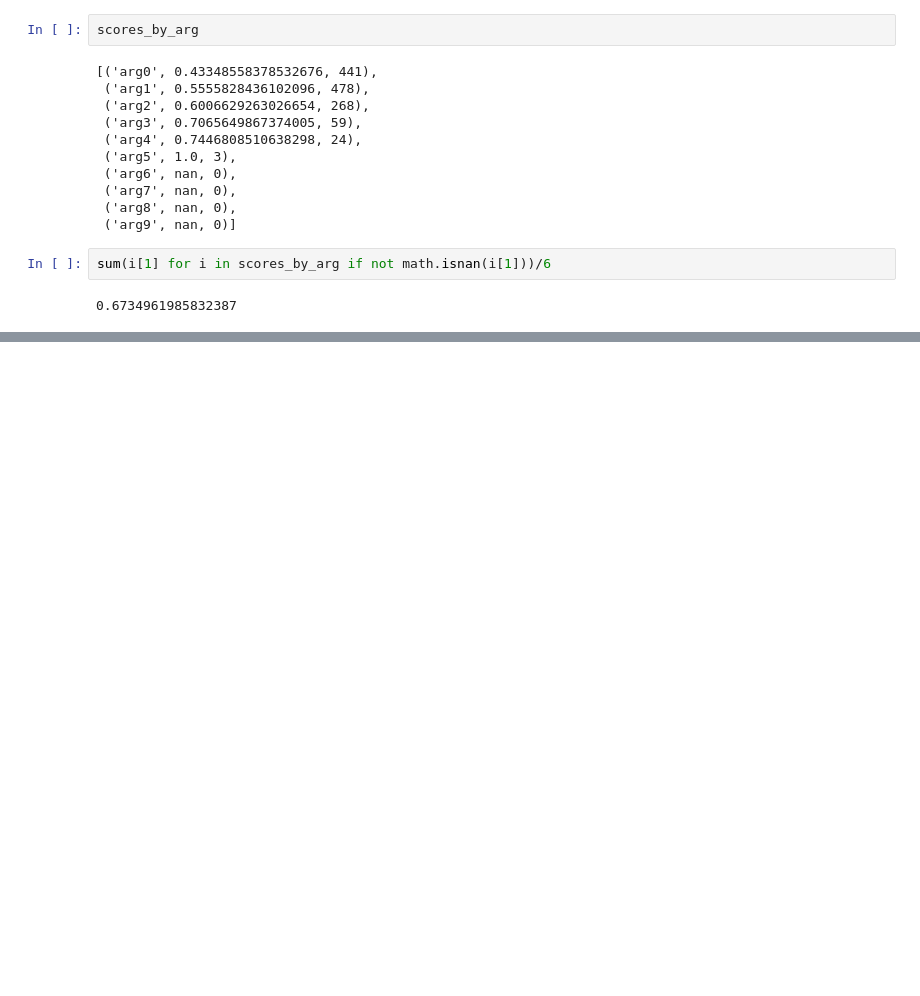
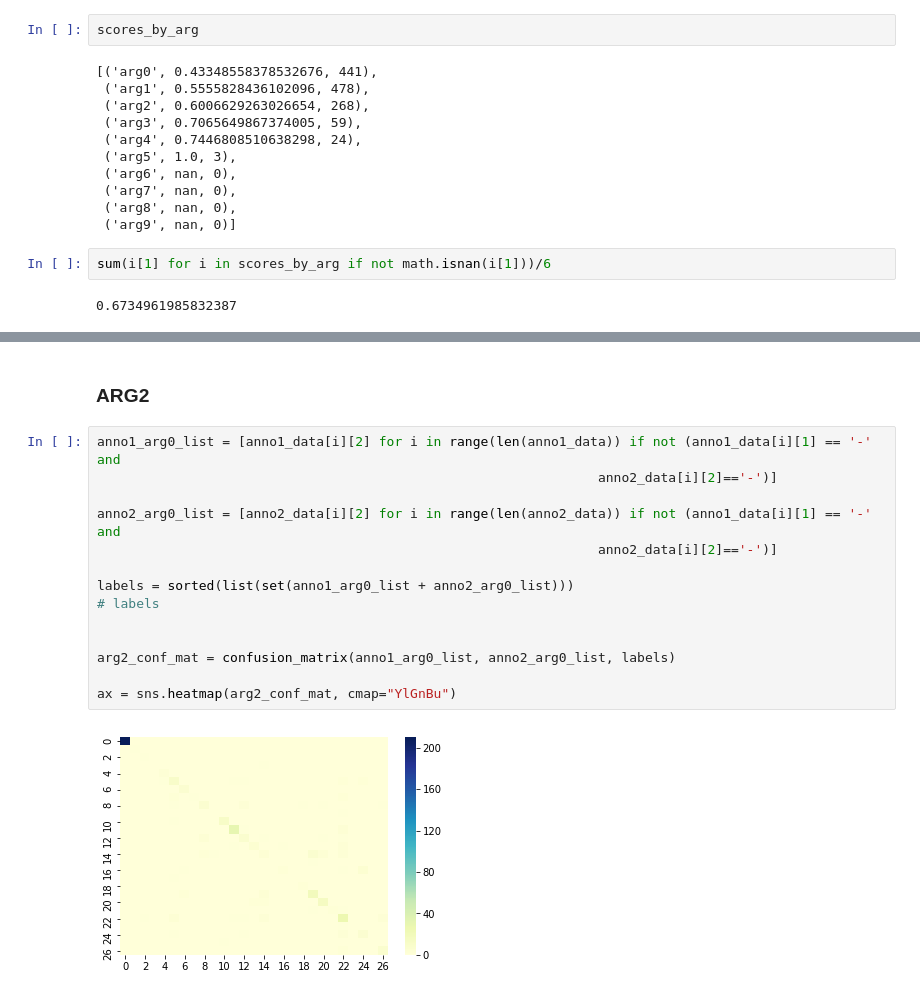
Before and after one commit to siyanapavlova/AMR_annotations, a Jupyter notebook: iaa.ipynb, the cells around one changed output, grey strips where cells are left out. Drawn from its saved outputs; the diff is of its cells as text; blank space fills up the shorter version.

```diff
--- a/iaa.ipynb
+++ b/iaa.ipynb
@@ -81,0 +214,18 @@ sum(i[1] for i in scores_by_arg if not math.isnan(i[1]))/6
+# %% [markdown]
+### ARG2
+# %%
+anno1_arg0_list = [anno1_data[i][2] for i in range(len(anno1_data)) if not (anno1_data[i][1] == '-' and
+                                                                anno2_data[i][2]=='-')]
+
+anno2_arg0_list = [anno2_data[i][2] for i in range(len(anno2_data)) if not (anno1_data[i][1] == '-' and
+                                                                anno2_data[i][2]=='-')]
+
+labels = sorted(list(set(anno1_arg0_list + anno2_arg0_list)))
+# labels
+
+
+arg2_conf_mat = confusion_matrix(anno1_arg0_list, anno2_arg0_list, labels)
+
+ax = sns.heatmap(arg2_conf_mat, cmap="YlGnBu")
+# %% [output]
+[figure, added]
```
Also changed, not shown: parts of 14 cells of this notebook, 7 other files.
